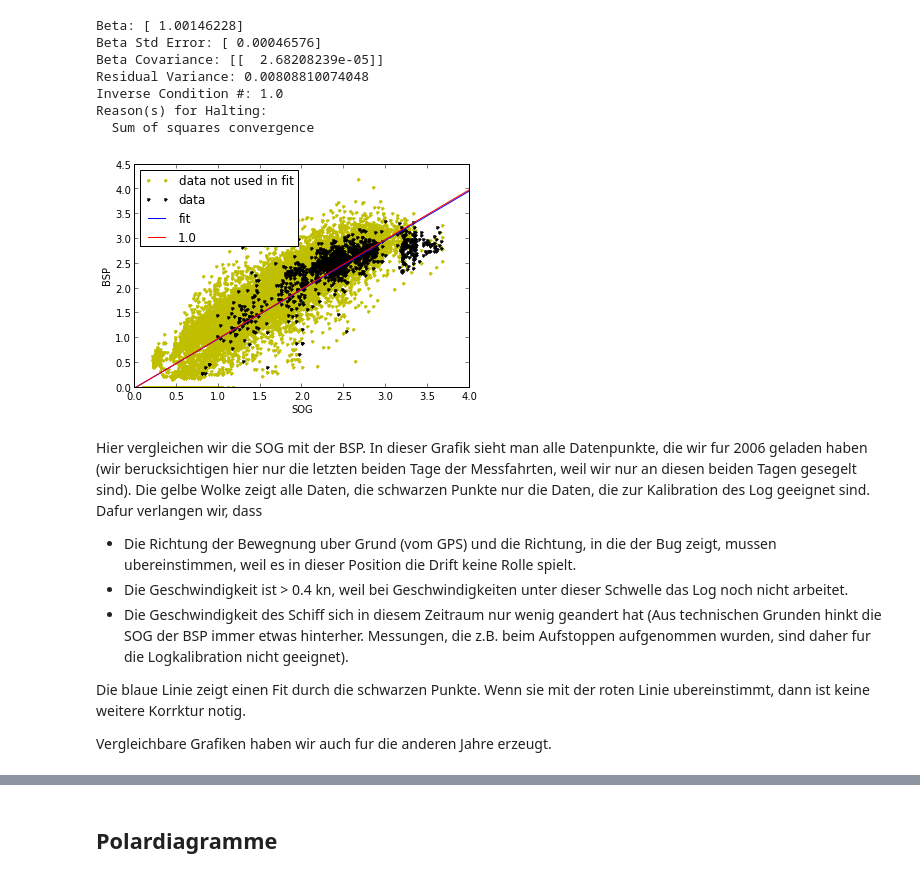
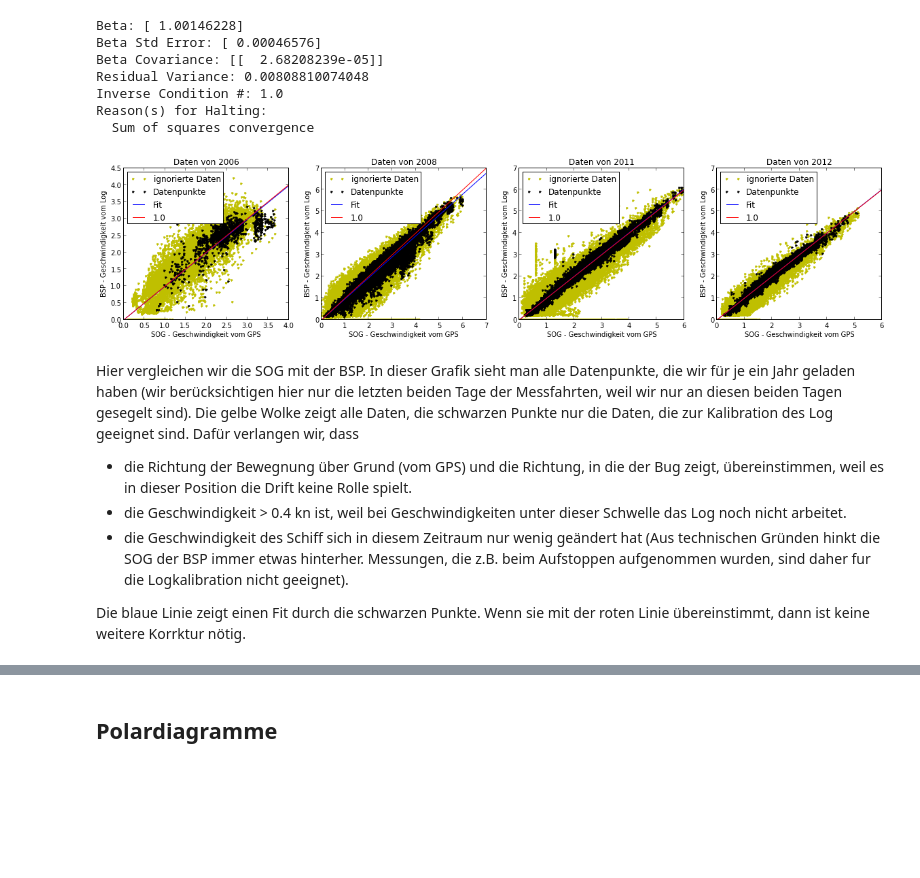
Before and after one commit to Roemerschiff/NX2, a Jupyter notebook: Polarplots.ipynb, the cells around one changed output, grey strips where cells are left out. Cells and saved outputs as stored; diff of their text form; code cells hidden in the pictures; blank space fills up the shorter version.

```diff
--- a/Polarplots.ipynb
+++ b/Polarplots.ipynb
@@ -74,25 +74,28 @@ Residual Variance: 0.00808810074048
 Inverse Condition #: 1.0
 Reason(s) for Halting:
   Sum of squares convergence
-# %%
-plt.plot(d06.SOG[~fit06[1]], d06.BSP[~fit06[1]],'y.', label = 'data not used in fit')
-plt.plot(d06.SOG[fit06[1]], d06.BSP[fit06[1]],'k.', label = 'data')
-plt.plot(plt.xlim(), fit06[0].beta * plt.xlim(), label = 'fit')
-plt.plot(plt.xlim(), 1. * np.array(plt.xlim()), 'r', label = '1.0')
-plt.xlabel('SOG')
-plt.ylabel('BSP')
-plt.legend(loc = 'upper left')
-plt.show()
-# %% [output]
-[figure, removed]
+# %%
+fig = plt.figure(figsize = (20,4))
+for i, dat, fit, year in zip((1,2,3,4), (d06, d08, d11, d12), (fit06, fit08, fit11, fit12), (2006, 2008, 2011, 2012)):
+    ax = fig.add_subplot(1,4,i)
+    ax.plot(dat.SOG[~fit[1]], dat.BSP[~fit[1]],'y.', label = 'ignorierte Daten')
+    ax.plot(dat.SOG[fit[1]], dat.BSP[fit[1]],'k.', label = 'Datenpunkte')
+    xlim = ax.get_xlim()
+    ax.plot(xlim, fit[0].beta * xlim, label = 'Fit')
+    ax.plot(xlim, 1. * np.array(xlim), 'r', label = '1.0')
+    ax.set_xlabel('SOG - Geschwindigkeit vom GPS')
+    ax.set_ylabel('BSP - Geschwindigkeit vom Log')
+    ax.legend(loc = 'upper left')
+    ax.set_title('Daten von {0}'.format(year))
+plt.show()
+# %% [output]
+[figure, added]
 # %% [markdown]
 Hier vergleichen wir die SOG mit der BSP.
-In dieser Grafik sieht man alle Datenpunkte, die wir fur 2006 geladen haben (wir berucksichtigen hier nur die letzten beiden Tage der Messfahrten, weil wir nur an diesen beiden Tagen gesegelt sind). Die gelbe Wolke zeigt alle Daten, die schwarzen Punkte nur die Daten, die zur Kalibration des Log geeignet sind. Dafur verlangen wir, dass
+In dieser Grafik sieht man alle Datenpunkte, die wir für je ein Jahr geladen haben (wir berücksichtigen hier nur die letzten beiden Tage der Messfahrten, weil wir nur an diesen beiden Tagen gesegelt sind). Die gelbe Wolke zeigt alle Daten, die schwarzen Punkte nur die Daten, die zur Kalibration des Log geeignet sind. Dafür verlangen wir, dass
 
-- Die Richtung der Bewegnung uber Grund (vom GPS) und die Richtung, in die der Bug zeigt, mussen ubereinstimmen, weil es in dieser Position die Drift keine Rolle spielt.
-- Die Geschwindigkeit ist > 0.4 kn, weil bei Geschwindigkeiten unter dieser Schwelle das Log noch nicht arbeitet.
-- Die Geschwindigkeit des Schiff sich in diesem Zeitraum nur wenig geandert hat (Aus technischen Grunden hinkt die SOG der BSP immer etwas hinterher. Messungen, die z.B. beim Aufstoppen aufgenommen wurden, sind daher fur die Logkalibration nicht geeignet).
+- die Richtung der Bewegnung über Grund (vom GPS) und die Richtung, in die der Bug zeigt, übereinstimmen, weil es in dieser Position die Drift keine Rolle spielt.
+- die Geschwindigkeit > 0.4 kn ist, weil bei Geschwindigkeiten unter dieser Schwelle das Log noch nicht arbeitet.
+- die Geschwindigkeit des Schiff sich in diesem Zeitraum nur wenig geändert hat (Aus technischen Gründen hinkt die SOG der BSP immer etwas hinterher. Messungen, die z.B. beim Aufstoppen aufgenommen wurden, sind daher fur die Logkalibration nicht geeignet).
 
-Die blaue Linie zeigt einen Fit durch die schwarzen Punkte. Wenn sie mit der roten Linie ubereinstimmt, dann ist keine weitere Korrktur notig.
-
-Vergleichbare Grafiken haben wir auch fur die anderen Jahre erzeugt.
+Die blaue Linie zeigt einen Fit durch die schwarzen Punkte. Wenn sie mit der roten Linie übereinstimmt, dann ist keine weitere Korrktur nötig.
```
Also changed, not shown: parts of 32 cells of this notebook, 2 other files.
